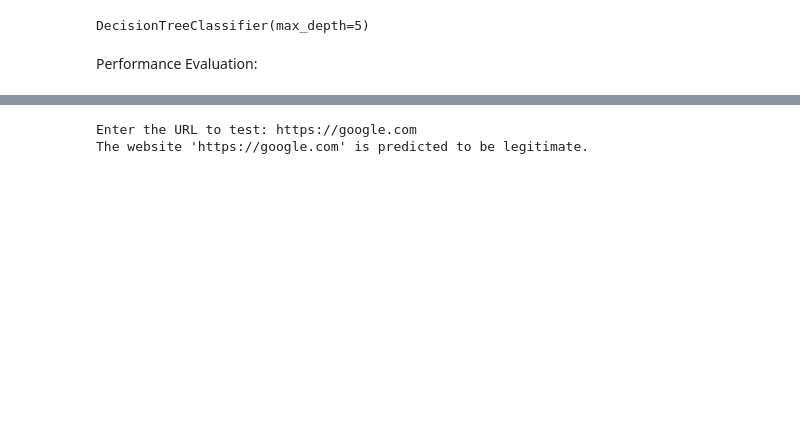
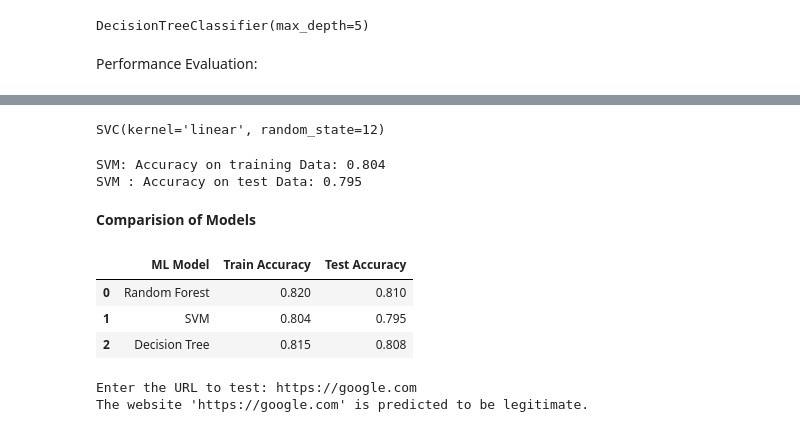
Before and after one commit to 13-aniket/Content-Based-Phishing-Detection, a Jupyter notebook: code.ipynb, the cells around one changed output, grey strips where cells are left out. Saved outputs shown, nothing was run; the diff lists cells and outputs as text; code cells hidden in the pictures; blank space fills up the shorter version.

```diff
--- a/code.ipynb
+++ b/code.ipynb
@@ -203,0 +252,10 @@ storeResults('Decision Tree', acc_train_tree, acc_test_tree)
+# %%
+#Support vector machine model
+from sklearn.svm import SVC
+
+# instantiate the model
+svm = SVC(kernel='linear', C=1.0, random_state=12)
+#fit the model
+svm.fit(X_train, y_train)
+# %% [output]
+SVC(kernel='linear', random_state=12)
@@ -203,0 +266,10 @@ storeResults('Decision Tree', acc_train_tree, acc_test_tree)
+# %%
+#computing the accuracy of the model performance
+acc_train_svm = accuracy_score(y_train,y_train_svm)
+acc_test_svm = accuracy_score(y_test,y_test_svm)
+
+print("SVM: Accuracy on training Data: {:.3f}".format(acc_train_svm))
+print("SVM : Accuracy on test Data: {:.3f}".format(acc_test_svm))
+# %% [output]
+SVM: Accuracy on training Data: 0.804
+SVM : Accuracy on test Data: 0.795
@@ -204 +280,14 @@ storeResults('Decision Tree', acc_train_tree, acc_test_tree)
+# %% [markdown]
+**Comparision of Models**
+# %%
+#creating dataframe
+results = pd.DataFrame({ 'ML Model': ML_Model,
+    'Train Accuracy': acc_train,
+    'Test Accuracy': acc_test})
+results
+# %% [output]
+|  | ML Model | Train Accuracy | Test Accuracy |
+| 0 | Random Forest | 0.820 | 0.810 |
+| 1 | SVM | 0.804 | 0.795 |
+| 2 | Decision Tree | 0.815 | 0.808 |
 # %%
```
Also changed, not shown: parts of 14 cells of this notebook.
